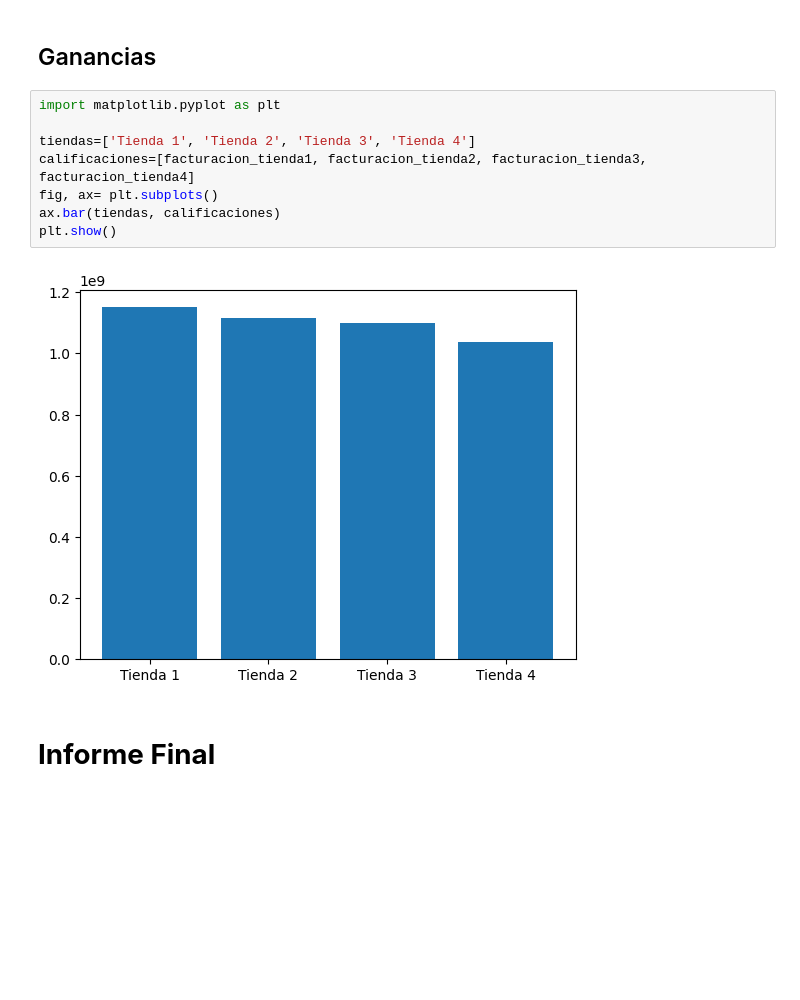
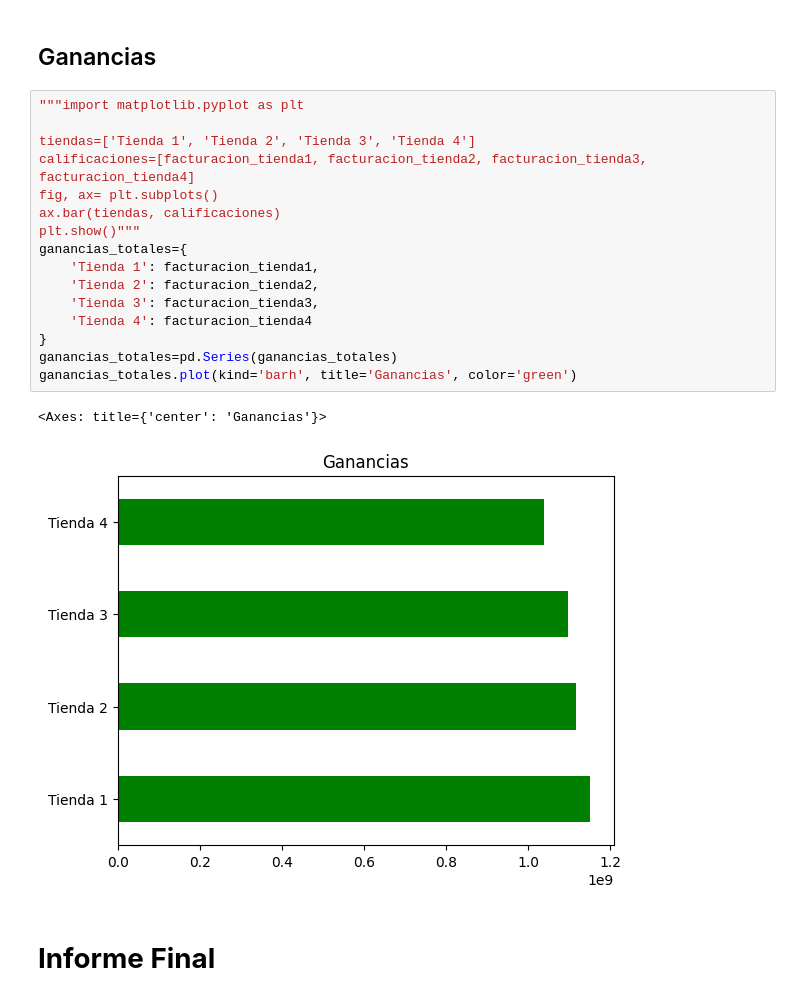
Before and after one commit to DiegoBecerra-lab/Desafio-1-AluraLatam, a Jupyter notebook: AluraStoreLatam.ipynb, the cells around one changed output. Cells and saved outputs as stored; diff of their text form; blank space fills up the shorter version.

```diff
--- a/AluraStoreLatam.ipynb
+++ b/AluraStoreLatam.ipynb
@@ -339,14 +377,23 @@ plt.show()
 # %% [markdown]
 ## Ganancias
 # %%
-import matplotlib.pyplot as plt
+"""import matplotlib.pyplot as plt
 
 tiendas=['Tienda 1', 'Tienda 2', 'Tienda 3', 'Tienda 4']
 calificaciones=[facturacion_tienda1, facturacion_tienda2, facturacion_tienda3, facturacion_tienda4]
 fig, ax= plt.subplots()
 ax.bar(tiendas, calificaciones)
-plt.show()
+plt.show()"""
+ganancias_totales={
+    'Tienda 1': facturacion_tienda1,
+    'Tienda 2': facturacion_tienda2,
+    'Tienda 3': facturacion_tienda3,
+    'Tienda 4': facturacion_tienda4
+}
+ganancias_totales=pd.Series(ganancias_totales)
+ganancias_totales.plot(kind='barh', title='Ganancias', color='green')
 # %% [output]
+<Axes: title={'center': 'Ganancias'}>
-[figure, old version]
+[figure, new version]
 # %% [markdown]
 # **Informe Final**
```
Also changed, not shown: parts of 33 cells of this notebook.
